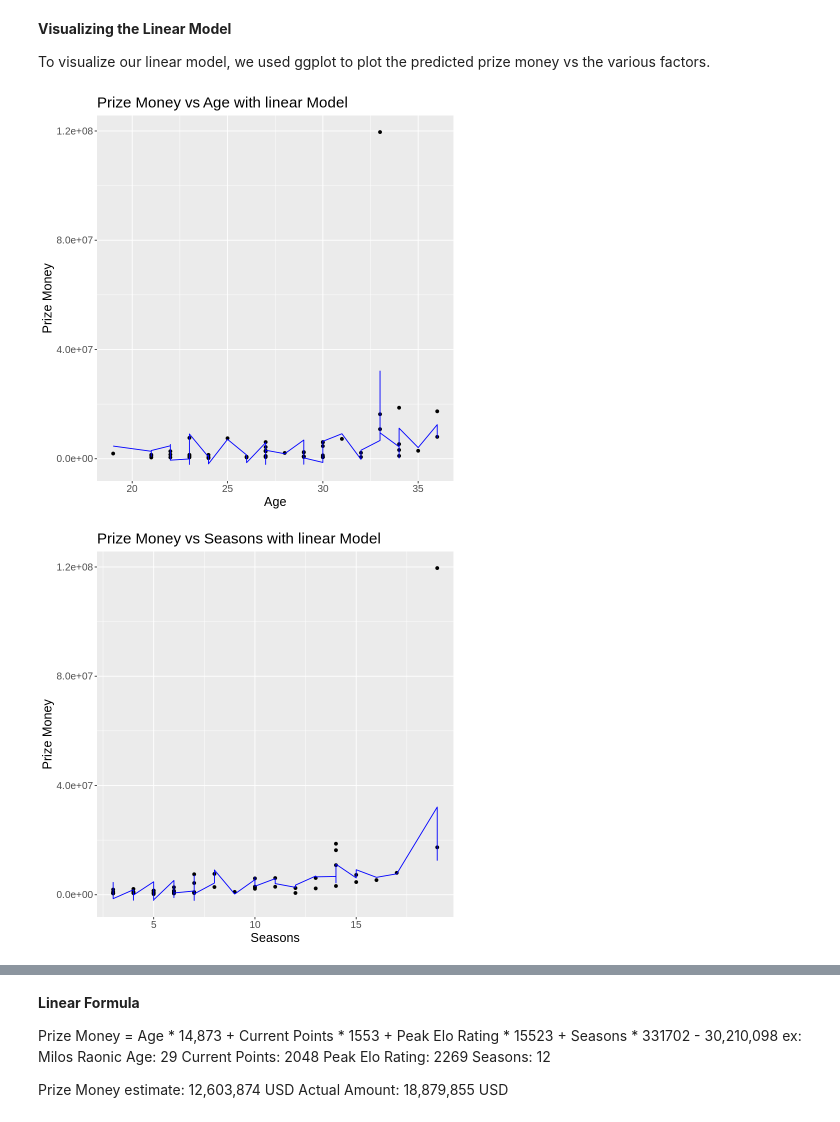
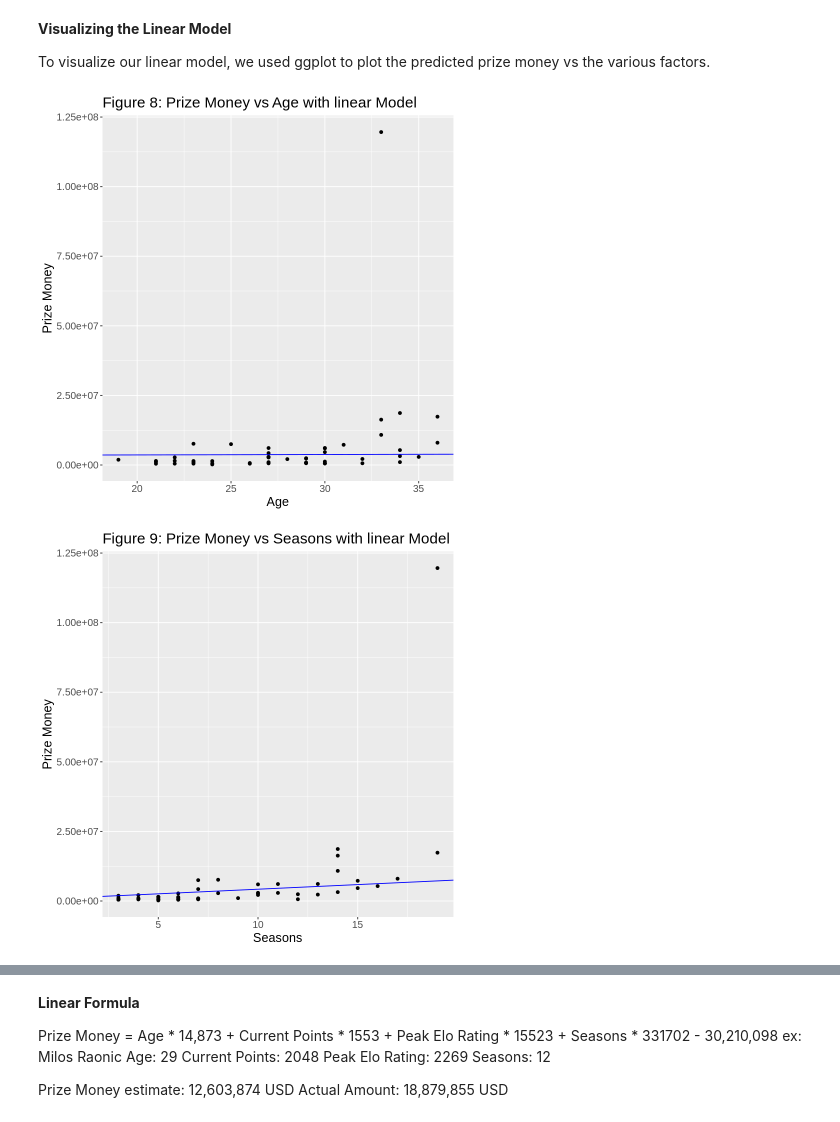
Before and after one commit to alisontucker/DSCI-100-Group-Project, a Jupyter notebook: Report.ipynb, the cells around one changed output, grey strips where cells are left out. Saved outputs shown, nothing was run; the diff lists cells and outputs as text; code cells hidden in the pictures.

```diff
--- a/Report.ipynb
+++ b/Report.ipynb
@@ -392,32 +378,55 @@ A tibble: 3 × 3
 
 To visualize our linear model, we used ggplot to plot the predicted prize money vs the various factors.
 # %%
+#Visualizing linear regression model on testing set
+Age_mean = lm_test_table %>%
+            summarise(Age_mean = mean(Age)) %>%
+            pull()
+
+Seasons_mean = lm_test_table %>%
+            summarise(Seasons_mean = mean(Seasons)) %>%
+            pull()
+
+Current_Points_mean = lm_test_table %>%
+            summarise(Current_Points_mean = mean(Current.Points)) %>%
+            pull()
+
+Peak_Elo_Rating_mean = lm_test_table %>%
+            summarise(Peak_Elo_Rating_mean = mean(Peak.Elo.Rating)) %>%
+            pull()
+Age_slope = 14873
+Seasons_slope = 331702
+Current_Points_slope = 1553
+Peak_Elo_Rating_slope = 15523
+
+
+
 Age_linear_plot = ggplot(lm_test_table, aes(x=Age, y = Prize.Money))+
                 geom_point()+
-                geom_line(mapping = aes(x=Age, y = .pred), color = "blue")+
+                geom_abline(intercept = -30210098 + Current_Points_slope*Current_Points_mean + Peak_Elo_Rating_slope*Peak_Elo_Rating_mean + Seasons_slope*Seasons_mean, slope = Age_slope, color = "blue")+
                 labs(x="Age", y ="Prize Money", title = "Figure 8: Prize Money vs Age with linear Model") +
                 theme(text = element_text(size = 15))
 Age_linear_plot
 
 Seasons_linear_plot = ggplot(lm_test_table, aes(x=Seasons, y = Prize.Money))+
                 geom_point()+
-                geom_line(mapping = aes(x=Seasons, y = .pred), color = "blue")+
+                geom_abline(intercept = -30210098 + Current_Points_slope*Current_Points_mean + Peak_Elo_Rating_slope*Peak_Elo_Rating_mean + Age_slope*Age_mean, slope = Seasons_slope, color = "blue")+
                 labs(x="Seasons", y ="Prize Money", title = "Figure 9: Prize Money vs Seasons with linear Model")+
                 theme(text = element_text(size = 15))
 Seasons_linear_plot
 Current_Points_linear_plot = ggplot(lm_test_table, aes(x=Current.Points, y = Prize.Money))+
                 geom_point()+
-                geom_line(mapping = aes(x=Current.Points, y = .pred), color = "blue")+
+                geom_abline(intercept = -30210098 + Age_slope*Age_mean + Peak_Elo_Rating_slope*Peak_Elo_Rating_mean + Seasons_slope*Seasons_mean, slope = Current_Points_slope, color = "blue")+
                 labs(x="Current Points", y ="Prize Money", title = "Figure 10: Prize Money vs Current Points with linear Model")+
                 theme(text = element_text(size = 15))
 Current_Points_linear_plot
 
 Peak_Elo_Rating_linear_plot = ggplot(lm_test_table, aes(x=Peak.Elo.Rating, y = Prize.Money))+
                 geom_point()+
-                geom_line(mapping = aes(x=Peak.Elo.Rating, y = .pred), color = "blue")+
-                labs(x="Peak Elo Rating", y ="Prize Money", title = "Prize Money vs Peak Elo Rating with linear Model")+
+                geom_abline(intercept = -30210098 + Current_Points_slope*Current_Points_mean + Age_slope*Age_mean + Seasons_slope*Seasons_mean, slope = Peak_Elo_Rating_slope, color = "blue")+
+                labs(x="Peak Elo Rating", y ="Prize Money", title = "Figure 11: Prize Money vs Peak Elo Rating with linear Model")+
                 theme(text = element_text(size = 15))
 Peak_Elo_Rating_linear_plot
 # %% [output]
-[figure, old version]
+[figure, new version]
-[figure, old version]
+[figure, new version]
```
Also changed, not shown: parts of 5 cells of this notebook.
